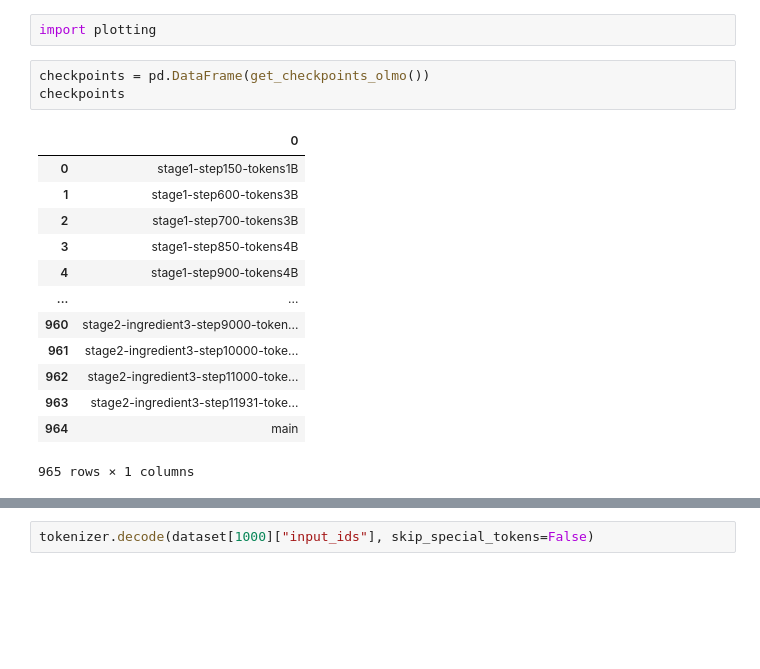
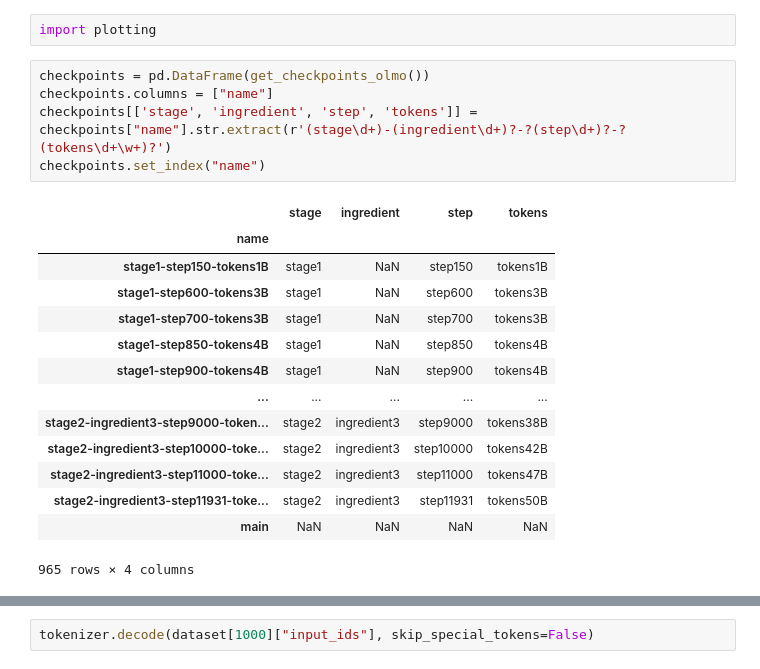
Before and after one commit to loris3/babylm, a Jupyter notebook: olmo.ipynb, the cells around one changed output, grey strips where cells are left out. Saved outputs shown, nothing was run; the diff lists cells and outputs as text; blank space fills up the shorter version.

```diff
--- a/olmo.ipynb
+++ b/olmo.ipynb
@@ -14,20 +14,23 @@ from transformers import AutoTokenizer
 tokenizer = AutoTokenizer.from_pretrained("allenai/OLMo-2-1124-7B")
 # %%
 import plotting
-# %%
-checkpoints = pd.DataFrame(get_checkpoints_olmo())
-checkpoints
-# %% [output]
-|  | 0 |
-| 0 | stage1-step150-tokens1B |
-| 1 | stage1-step600-tokens3B |
-| 2 | stage1-step700-tokens3B |
-| 3 | stage1-step850-tokens4B |
-| 4 | stage1-step900-tokens4B |
-| ... | ... |
-| 960 | stage2-ingredient3-step9000-token... |
-| 961 | stage2-ingredient3-step10000-toke... |
-| 962 | stage2-ingredient3-step11000-toke... |
-| 963 | stage2-ingredient3-step11931-toke... |
-| 964 | main |
-965 rows × 1 columns
+# %%
+checkpoints = pd.DataFrame(get_checkpoints_olmo())
+checkpoints.columns = ["name"]
+checkpoints[['stage', 'ingredient', 'step', 'tokens']] = checkpoints["name"].str.extract(r'(stage\d+)-(ingredient\d+)?-?(step\d+)?-?(tokens\d+\w+)?')
+checkpoints.set_index("name")
+# %% [output]
+|  | stage | ingredient | step | tokens |
+| name |  |  |  |  |
+| stage1-step150-tokens1B | stage1 | NaN | step150 | tokens1B |
+| stage1-step600-tokens3B | stage1 | NaN | step600 | tokens3B |
+| stage1-step700-tokens3B | stage1 | NaN | step700 | tokens3B |
+| stage1-step850-tokens4B | stage1 | NaN | step850 | tokens4B |
+| stage1-step900-tokens4B | stage1 | NaN | step900 | tokens4B |
+| ... | ... | ... | ... | ... |
+| stage2-ingredient3-step9000-token... | stage2 | ingredient3 | step9000 | tokens38B |
+| stage2-ingredient3-step10000-toke... | stage2 | ingredient3 | step10000 | tokens42B |
+| stage2-ingredient3-step11000-toke... | stage2 | ingredient3 | step11000 | tokens47B |
+| stage2-ingredient3-step11931-toke... | stage2 | ingredient3 | step11931 | tokens50B |
+| main | NaN | NaN | NaN | NaN |
+965 rows × 4 columns
```
Also changed, not shown: parts of 14 cells of this notebook, 3 other files.
